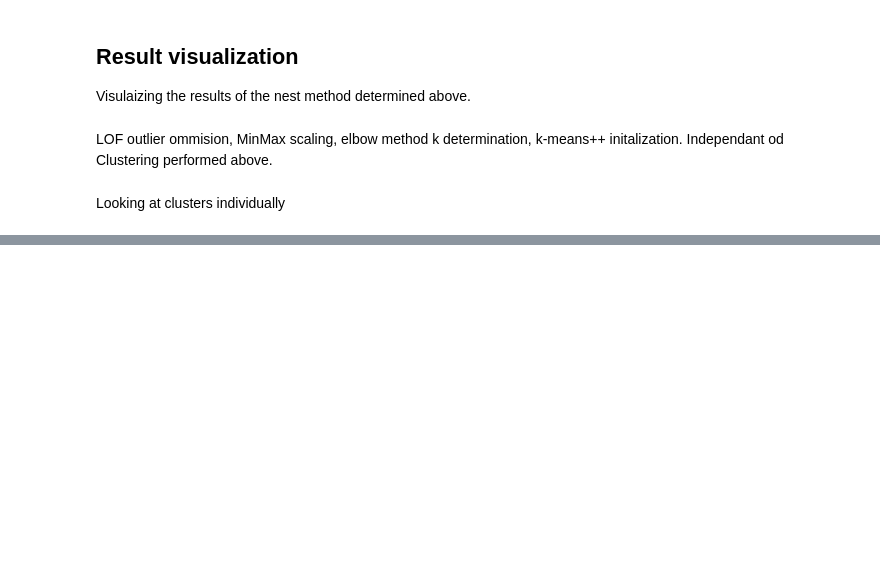
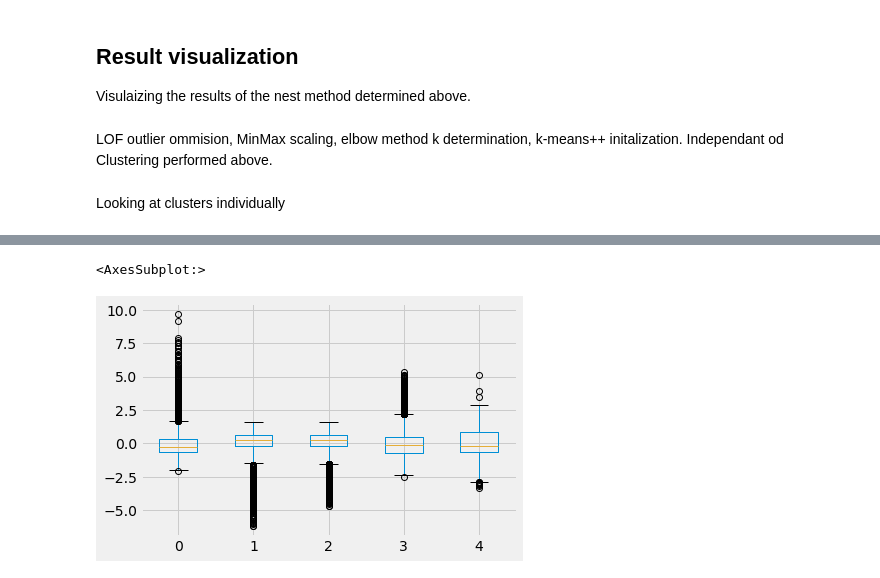
Before and after one commit to NRCan-IETS-CE-O-HBC/HTAP-projects, a Jupyter notebook: K-means-Archetypes/Development-of-Archetypes-Using-K-means.ipynb, the cells around one changed output, grey strips where cells are left out. Cells and saved outputs as stored; diff of their text form; code cells hidden in the pictures; blank space fills up the shorter version.

```diff
--- a/K-means-Archetypes/Development-of-Archetypes-Using-K-means.ipynb
+++ b/K-means-Archetypes/Development-of-Archetypes-Using-K-means.ipynb
@@ -729,0 +867,11 @@ sns.scatterplot(x='MainWallIns',y= 'Air50P', data=clusters, hue= 'label')
+# %%
+#scale data with outliers removed in preparation for plotting
+
+scaled_parameters = scaled.fit_transform(lof_data)
+scaled_parameters = pd.DataFrame(scaled_parameters)
+
+#plot boxplots after outlier removal
+scaled_parameters.boxplot()
+# %% [output]
+<AxesSubplot:>
+[figure, added]
```
Also changed, not shown: parts of 118 cells of this notebook.
